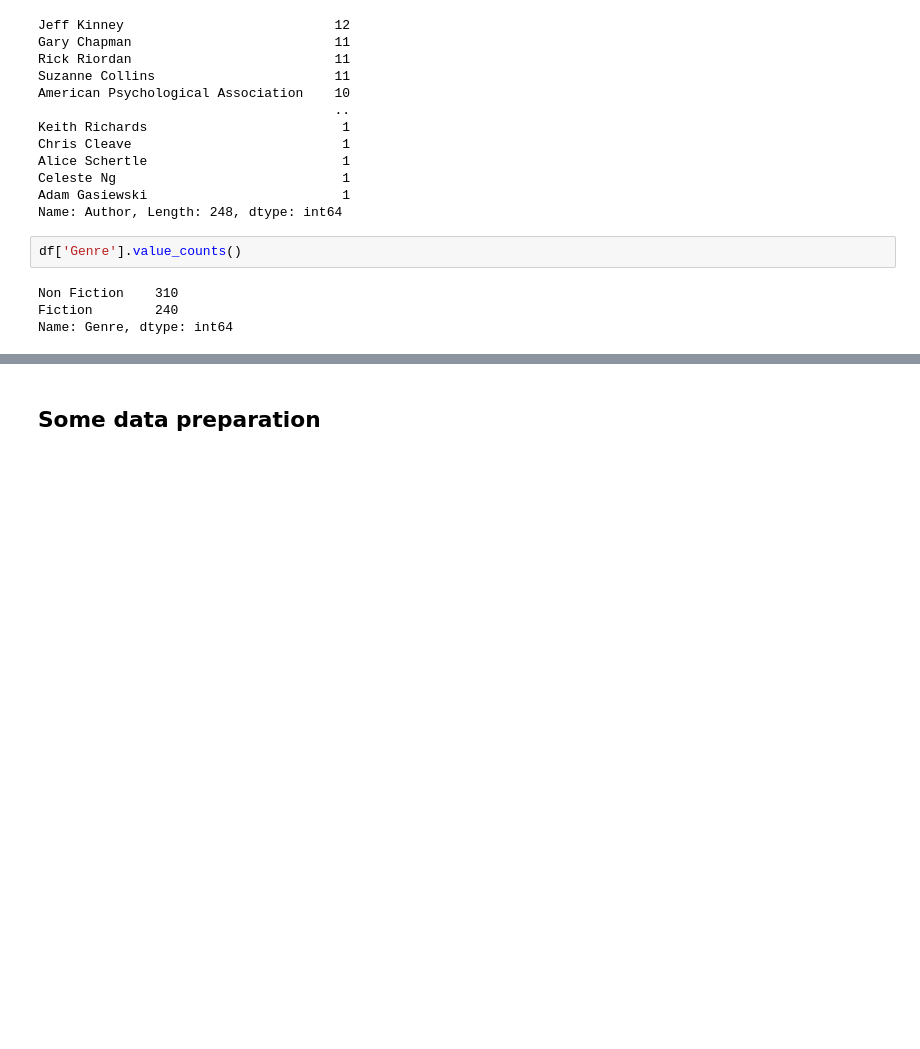
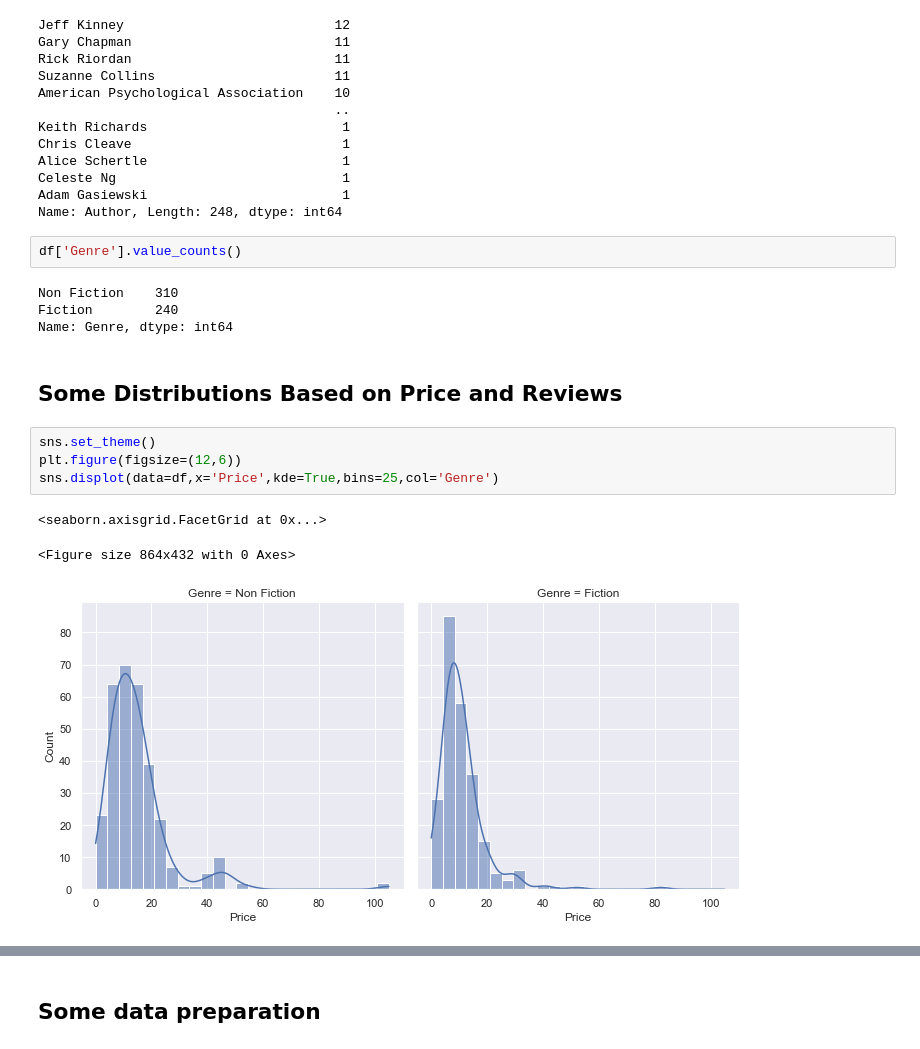
Before and after one commit to IhorLuk/MyPortfolio, a Jupyter notebook: Amazone bestselling books.ipynb, the cells around one changed output, grey strips where cells are left out. Saved outputs shown, nothing was run; the diff lists cells and outputs as text; blank space fills up the shorter version.

```diff
--- a/Amazone bestselling books.ipynb
+++ b/Amazone bestselling books.ipynb
@@ -80,3 +80,13 @@ df['Genre'].value_counts()
 Non Fiction    310
 Fiction        240
 Name: Genre, dtype: int64
+# %% [markdown]
+## Some Distributions Based on Price and Reviews
+# %%
+sns.set_theme()
+plt.figure(figsize=(12,6))
+sns.displot(data=df,x='Price',kde=True,bins=25,col='Genre')
+# %% [output]
+<seaborn.axisgrid.FacetGrid at 0x...>
+<Figure size 864x432 with 0 Axes>
+[figure, added]
```
Also changed, not shown: parts of 5 cells of this notebook.
